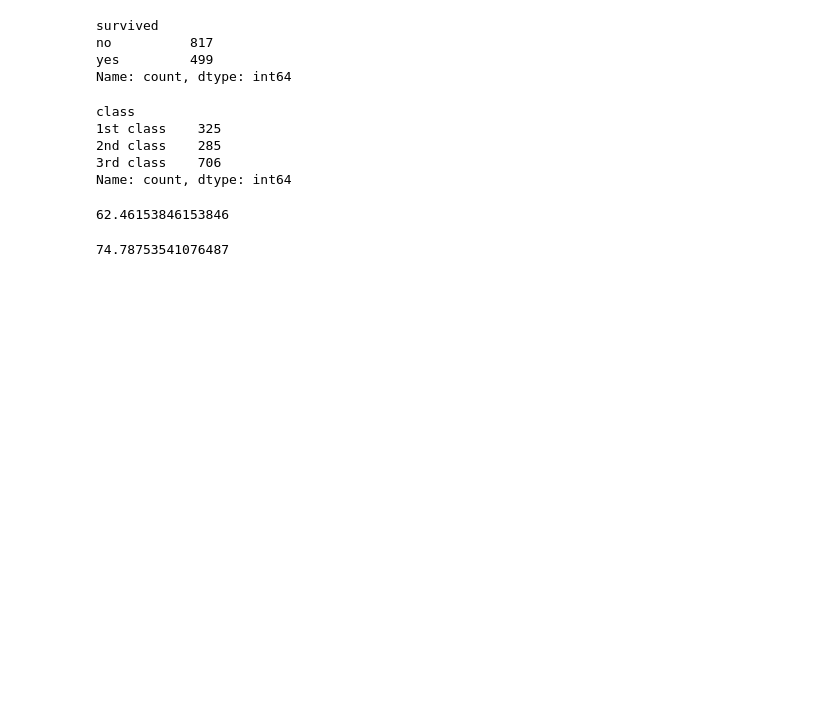
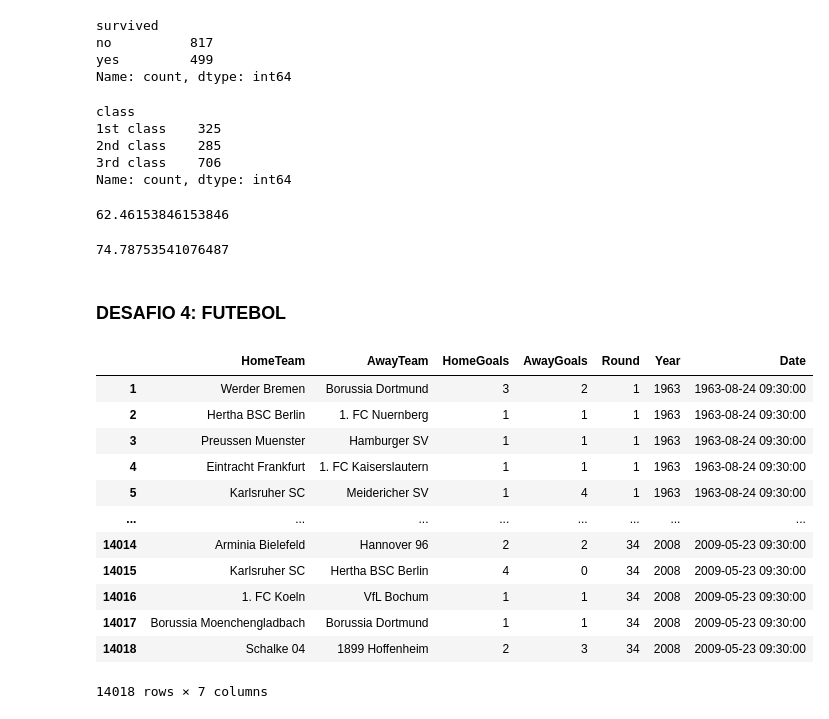
Before and after one commit to marinafreschi/Desafios-Pandas-WomakersCode, a Jupyter notebook: desafios-pandas.ipynb, the cells around one changed output. Cells and saved outputs as stored; diff of their text form; code cells hidden in the pictures; blank space fills up the shorter version.

Commit message:
commit do desafio 4

```diff
--- a/desafios-pandas.ipynb
+++ b/desafios-pandas.ipynb
@@ -135,3 +135,22 @@ porcentagem_mortos_TC = mortos_terceiraClasse*100/706
 print(porcentagem_mortos_TC)                                       ### da a quantidade de mortos da terceira classe
 # %% [output]
 74.78753541076487
+# %% [markdown]
+### DESAFIO 4: FUTEBOL
+# %%
+bundesliga = data('Bundesliga')
+bundesliga
+# %% [output]
+|  | HomeTeam | AwayTeam | HomeGoals | AwayGoals | Round | Year | Date |
+| 1 | Werder Bremen | Borussia Dortmund | 3 | 2 | 1 | 1963 | 1963-08-24 09:30:00 |
+| 2 | Hertha BSC Berlin | 1. FC Nuernberg | 1 | 1 | 1 | 1963 | 1963-08-24 09:30:00 |
+| 3 | Preussen Muenster | Hamburger SV | 1 | 1 | 1 | 1963 | 1963-08-24 09:30:00 |
+| 4 | Eintracht Frankfurt | 1. FC Kaiserslautern | 1 | 1 | 1 | 1963 | 1963-08-24 09:30:00 |
+| 5 | Karlsruher SC | Meidericher SV | 1 | 4 | 1 | 1963 | 1963-08-24 09:30:00 |
+| ... | ... | ... | ... | ... | ... | ... | ... |
+| 14014 | Arminia Bielefeld | Hannover 96 | 2 | 2 | 34 | 2008 | 2009-05-23 09:30:00 |
+| 14015 | Karlsruher SC | Hertha BSC Berlin | 4 | 0 | 34 | 2008 | 2009-05-23 09:30:00 |
+| 14016 | 1. FC Koeln | VfL Bochum | 1 | 1 | 34 | 2008 | 2009-05-23 09:30:00 |
+| 14017 | Borussia Moenchengladbach | Borussia Dortmund | 1 | 1 | 34 | 2008 | 2009-05-23 09:30:00 |
+| 14018 | Schalke 04 | 1899 Hoffenheim | 2 | 3 | 34 | 2008 | 2009-05-23 09:30:00 |
+14018 rows × 7 columns
```
Also changed, not shown: parts of 4 cells of this notebook.
